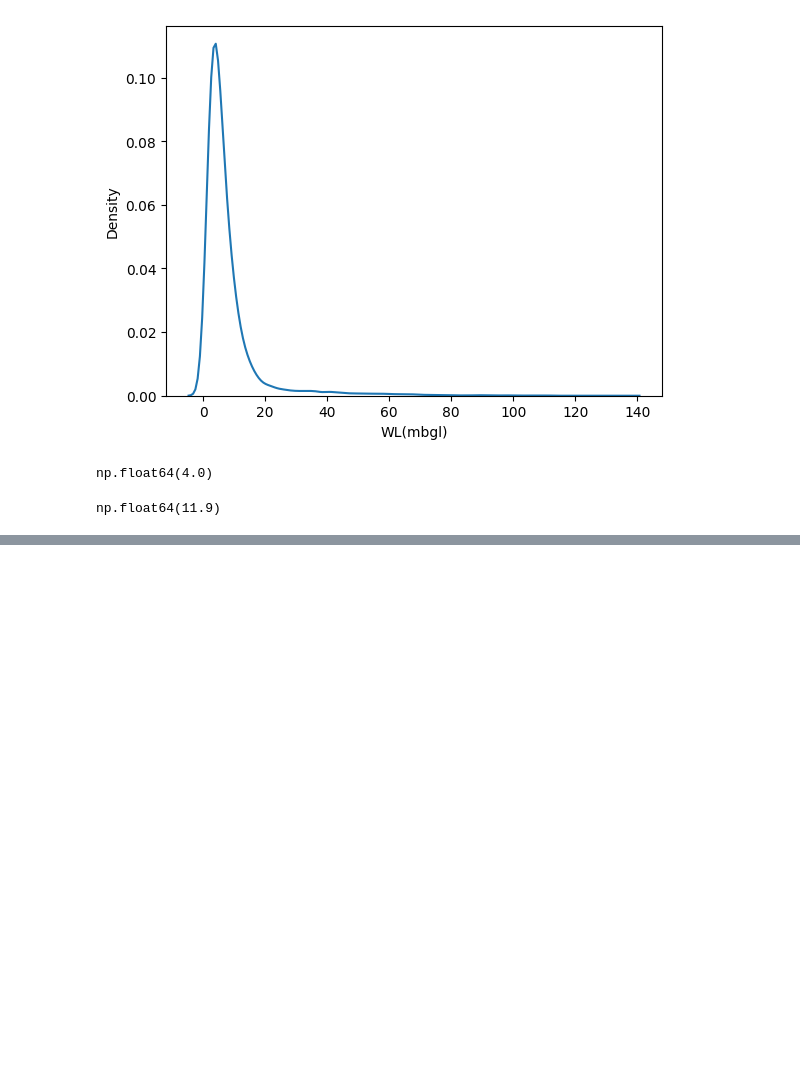
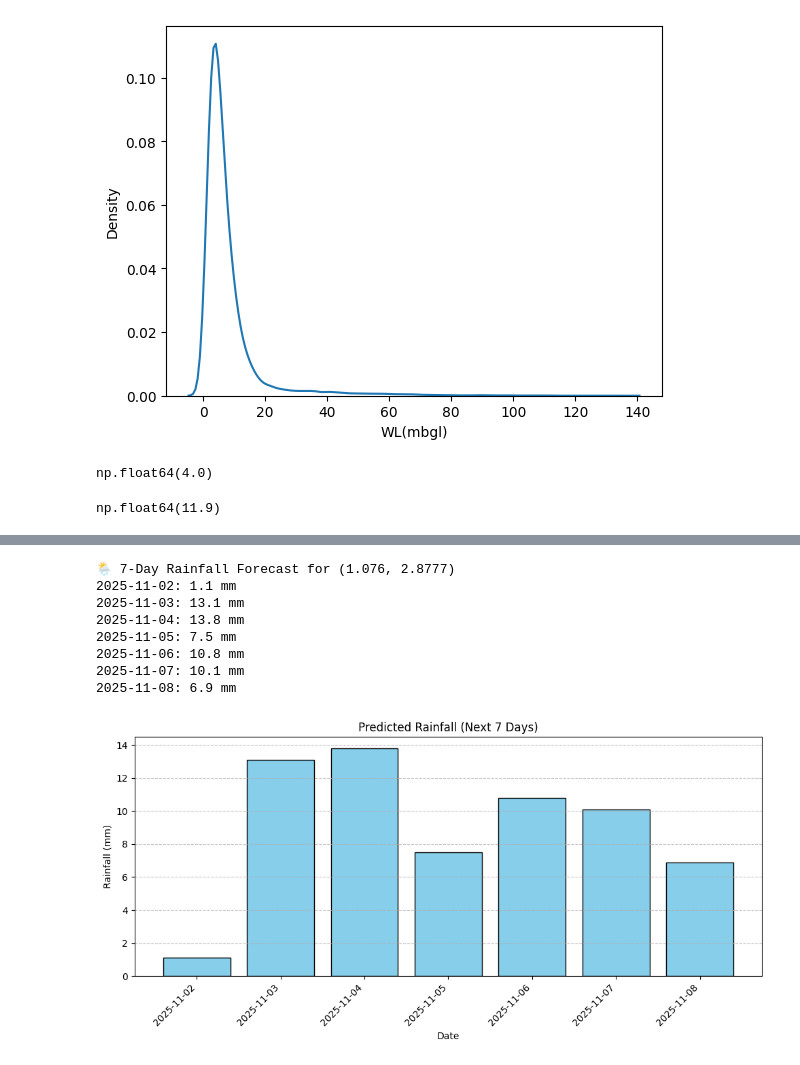
Before and after one commit to Tejasisnothere/HydroForecast, a Jupyter notebook: AI/notebooks/notebook.ipynb, the cells around one changed output, grey strips where cells are left out. Cells and saved outputs as stored; diff of their text form; code cells hidden in the pictures; blank space fills up the shorter version.

```diff
--- a/AI/notebooks/notebook.ipynb
+++ b/AI/notebooks/notebook.ipynb
@@ -422,0 +598,50 @@ np.float64(11.9)
+# %%
+
+import requests
+import matplotlib.pyplot as plt
+
+# --- Input your location (example: Mumbai) ---
+latitude = 1.0760
+longitude = 2.8777
+
+# --- API request for daily rainfall forecast ---
+url = "https://api.open-meteo.com/v1/forecast"
+params = {
+    "latitude": latitude,
+    "longitude": longitude,
+    "daily": "precipitation_sum",  # daily rainfall total (mm)
+    "timezone": "auto"
+}
+
+response = requests.get(url, params=params)
+data = response.json()
+
+# --- Extract forecast data ---
+dates = data["daily"]["time"]
+rainfall = data["daily"]["precipitation_sum"]
+
+# --- Print the forecast ---
+print(f"🌦️ 7-Day Rainfall Forecast for ({latitude}, {longitude})")
+for date, rain in zip(dates, rainfall):
+    print(f"{date}: {rain} mm")
+
+# --- Plot the forecast ---
+plt.figure(figsize=(10, 5))
+plt.bar(dates, rainfall, color='skyblue', edgecolor='black')
+plt.xticks(rotation=45, ha='right')
+plt.title("Predicted Rainfall (Next 7 Days)")
+plt.xlabel("Date")
+plt.ylabel("Rainfall (mm)")
+plt.grid(axis='y', linestyle='--', alpha=0.7)
+plt.tight_layout()
+plt.show()
+# %% [output]
+🌦️ 7-Day Rainfall Forecast for (1.076, 2.8777)
+2025-11-02: 1.1 mm
+2025-11-03: 13.1 mm
+2025-11-04: 13.8 mm
+2025-11-05: 7.5 mm
+2025-11-06: 10.8 mm
+2025-11-07: 10.1 mm
+2025-11-08: 6.9 mm
+[figure, added]
```
Also changed, not shown: parts of 9 cells of this notebook, 6 other files.
